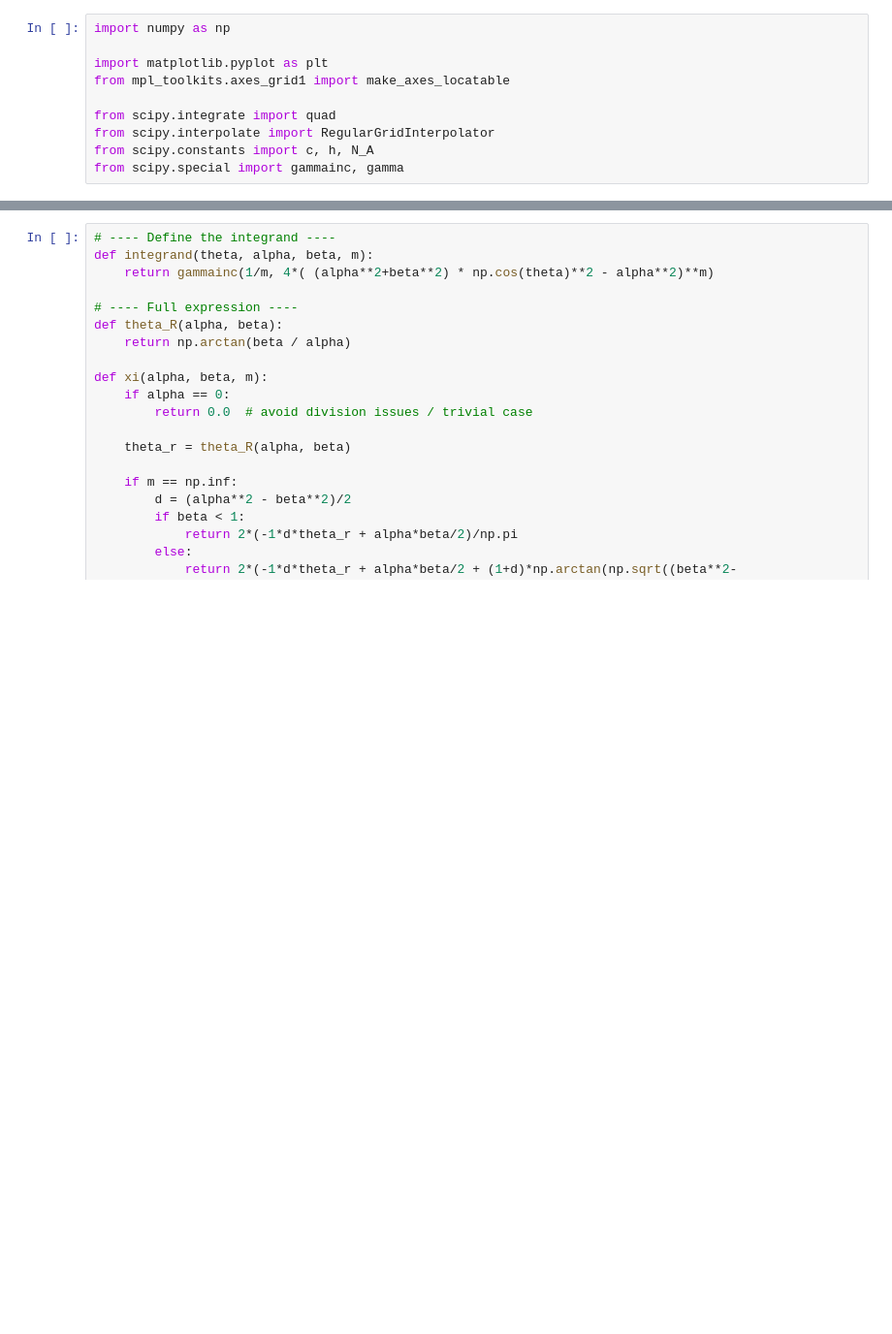
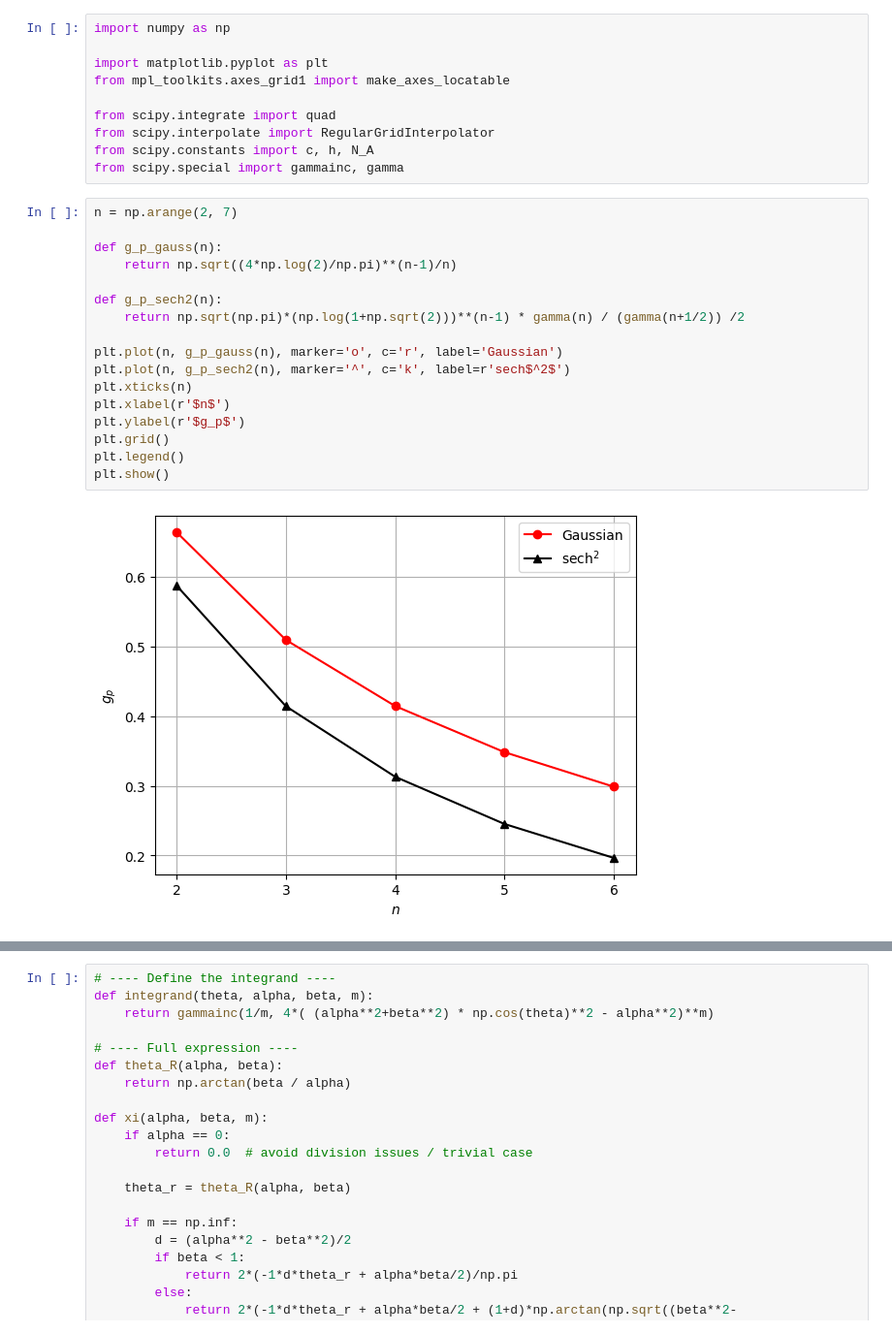
Before and after one commit to LeendertT420/PhD_various, a Jupyter notebook: Setup_design/theory.ipynb, the cells around one changed output, grey strips where cells are left out. Shown at 97% size. Saved outputs shown, nothing was run; the diff lists cells and outputs as text; blank space fills up the shorter version.

```diff
--- a/Setup_design/theory.ipynb
+++ b/Setup_design/theory.ipynb
@@ -8,3 +8,22 @@ from scipy.integrate import quad
 from scipy.interpolate import RegularGridInterpolator
 from scipy.constants import c, h, N_A
 from scipy.special import gammainc, gamma
+# %%
+n = np.arange(2, 7)
+
+def g_p_gauss(n):
+    return np.sqrt((4*np.log(2)/np.pi)**(n-1)/n)
+
+def g_p_sech2(n):
+    return np.sqrt(np.pi)*(np.log(1+np.sqrt(2)))**(n-1) * gamma(n) / (gamma(n+1/2)) /2
+
+plt.plot(n, g_p_gauss(n), marker='o', c='r', label='Gaussian')
+plt.plot(n, g_p_sech2(n), marker='^', c='k', label=r'sech$^2$')
+plt.xticks(n)
+plt.xlabel(r'$n$')
+plt.ylabel(r'$g_p$')
+plt.grid()
+plt.legend()
+plt.show()
+# %% [output]
+[figure, added]
```
Also changed, not shown: parts of 24 cells of this notebook, 1 other file.
